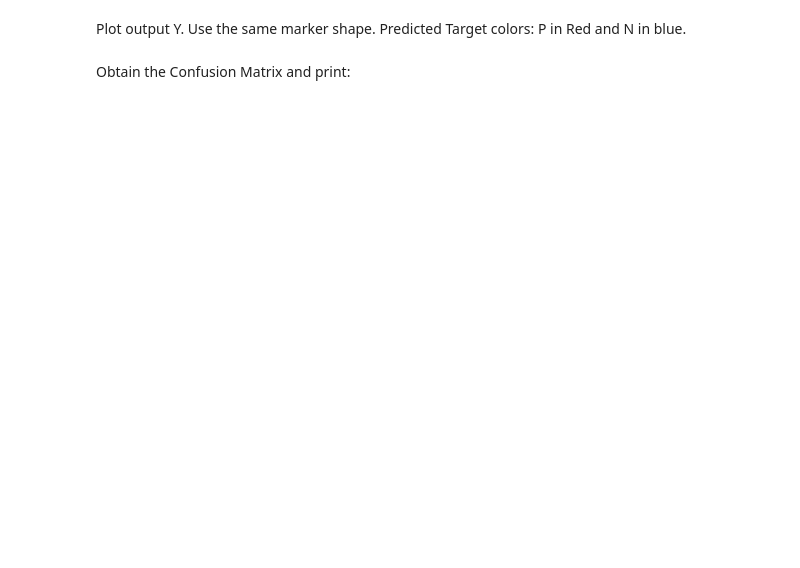
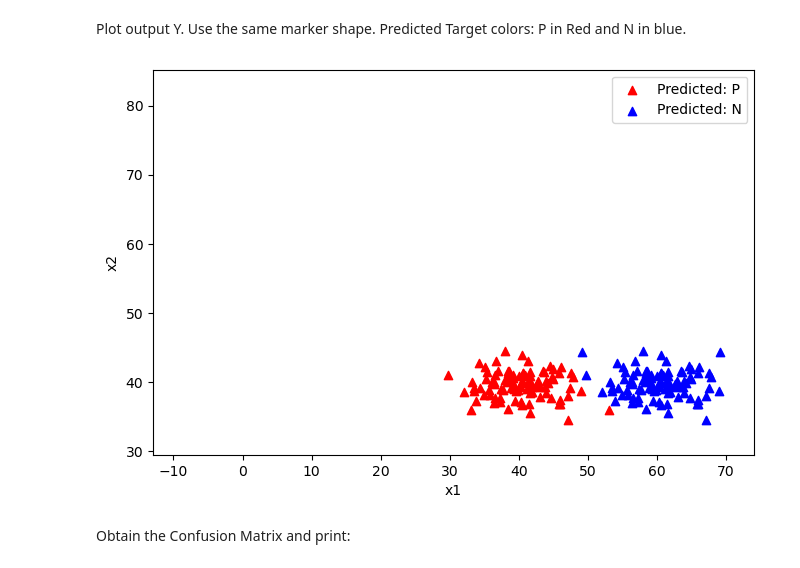
Before and after one commit to arlemoine/cmps470_circuit_breakers, a Jupyter notebook: Challenge_0/C0.ipynb, the cells around one changed output. Drawn from its saved outputs; the diff is of its cells as text; code cells hidden in the pictures; blank space fills up the shorter version.

```diff
--- a/Challenge_0/C0.ipynb
+++ b/Challenge_0/C0.ipynb
@@ -260,3 +263,11 @@ Else<br>
 ...    <b>P</b>
 # %% [markdown]
 Obtain predicted class labels using SimpleClassifier:
+# %%
+PNr['sum'] = PNr['x1'] + PNr['x2']
+threshold = PNr['sum'].median()
+
+PNr_predicted_classifier = np.where(PNr['sum'] > threshold, 'N', 'P')
+PNr['Predicted_Classifier'] = PNr_predicted_classifier
+
+print(PNr[['x1', 'x2', 'Predicted_Classifier']])
@@ -263,2 +289,12 @@ Obtain predicted class labels using SimpleClassifier:
 # %% [markdown]
 Print output Y(x1,x2,True_Target, Predicted_Target)
+# %%
+print("PNr(x1, x2, True_Target, Predicted_Target)")
+
+for i in range(len(PNr)):
+    x1 = PNr.loc[i, 'x1']
+    x2 = PNr.loc[i, 'x2']
+    true_target = PNr.loc[i, 'target']
+    predicted_target = PNr.loc[i, 'Predicted_Classifier']
+
+    print("PNr({}, {}, {}, {})".format(x1, x2, true_target, predicted_target))
@@ -265,4 +319,28 @@ Print output Y(x1,x2,True_Target, Predicted_Target)
 # %% [markdown]
 Plot output Y. Use the same marker shape. Predicted Target colors: P in Red and N in blue.
+# %%
+plt.figure(figsize=(15, 5))
+
+for i in range(len(PNr)):
+    x1 = PNr.loc[i, 'x1']
+    x2 = PNr.loc[i, 'x2']
+    predicted_target = PNr.loc[i, 'Predicted_Classifier']
+
+    color = 'red' if predicted_target == 'P' else 'blue'
+    plt.scatter(x1, x2, color=color, marker='^')
+
+plt.xlabel(scatter_plot_params['xlabel'])
+plt.ylabel(scatter_plot_params['ylabel'])
+plt.xlim(scatter_plot_params['xlim'])
+plt.ylim(scatter_plot_params['ylim'])
+plt.gca().set_aspect(scatter_plot_params['aspect'])
+
+plt.scatter([], [], color='red', marker='^', label='Predicted: P')
+plt.scatter([], [], color='blue', marker='^', label='Predicted: N')
+plt.legend()
+
+plt.show()
+# %% [output]
+[figure, added]
 # %% [markdown]
 Obtain the Confusion Matrix and print:
```
Also changed, not shown: parts of 11 cells of this notebook, 4 other files.
